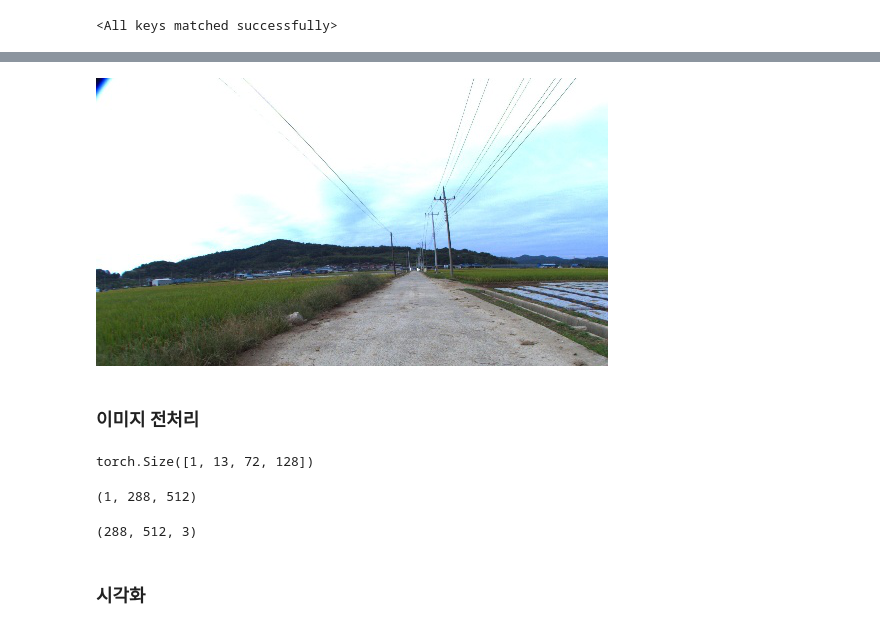
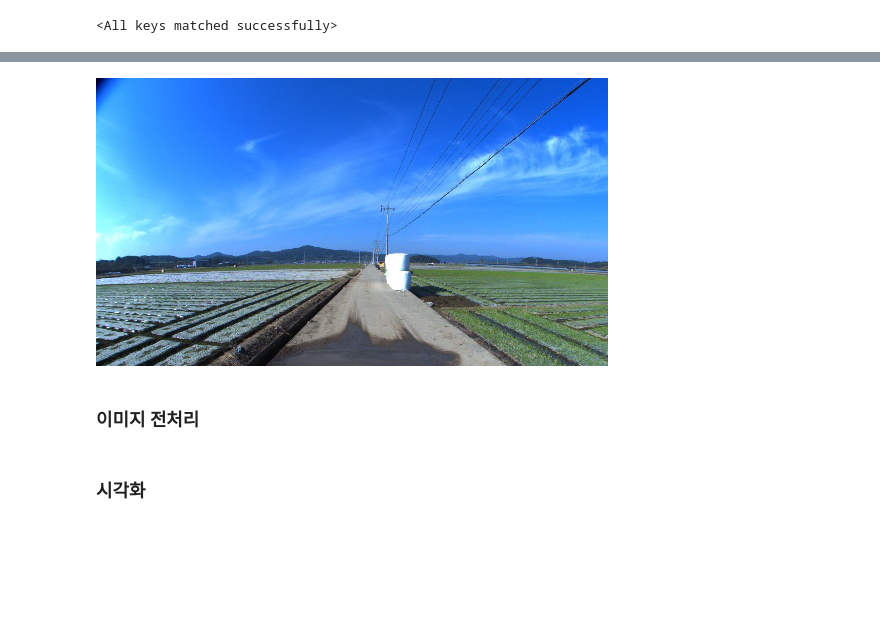
Before and after one commit to choiyongwoo/Deep_Learning_Bootcamp, a Jupyter notebook: image_project2/inference.ipynb, the cells around one changed output, grey strips where cells are left out. Cells and saved outputs as stored; diff of their text form; code cells hidden in the pictures; blank space fills up the shorter version.

```diff
--- a/image_project2/inference.ipynb
+++ b/image_project2/inference.ipynb
@@ -46,13 +46,13 @@ SegformerForSemanticSegmentation(
 # %%
 from PIL import Image
 
 # load image + ground truth map
-image_path = "C:/Users/USER/Desktop/512x288/resized_valid_image/NIA_AgricultureAD_paddy_RGB_bottom_Gyeongsangnamdo_2110151007_day_sunny_001894.jpg"
+image_path = "C:/Users/chldy/OneDrive/바탕 화면/resized_valid_image/NIA_AgricultureAD_field_RGB_middle_Gyeongsangnamdo_2110250952_day_sunny_000002.jpg"
 image = Image.open(image_path)
 
 image
 # %% [output]
-[figure, old version]
+[figure, new version]
 # %% [markdown]
 ### 이미지 전처리
 # %%
@@ -94,10 +94,6 @@ import torch
 with torch.no_grad():
   outputs = model(processed_image)
   logits = outputs.logits
-# %%
-print(logits.shape)
-# %% [output]
-torch.Size([1, 13, 72, 128])
 # %%
 import torch.nn.functional as F
 upsampled_logits = F.interpolate(logits, size=(288 ,512), mode="bilinear", align_corners=False)
@@ -116,16 +112,6 @@ max_probs, predicted_classes = torch.max(probabilities, dim=1)
 
 # Tensor를 Numpy 배열로 변환
 mask_np = predicted_classes.cpu().numpy()
-# %%
-mask_np.shape
-# %% [output]
-(1, 288, 512)
-# %%
-import numpy as np
-image = np.array(image)
-image.shape
-# %% [output]
-(288, 512, 3)
 # %% [markdown]
 ### 시각화
 # %%
```
Also changed, not shown: parts of 20 cells of this notebook, 1 other file.
